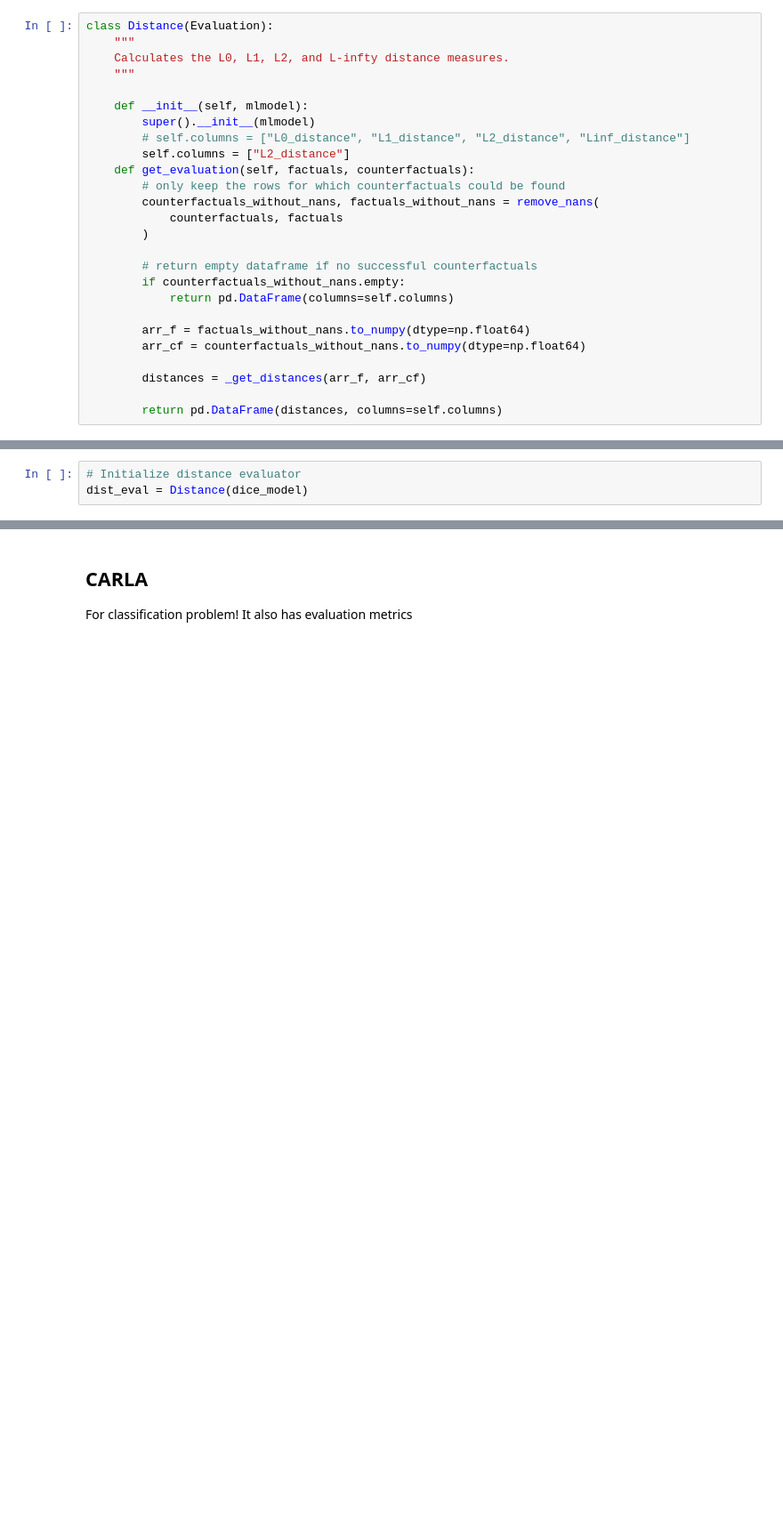
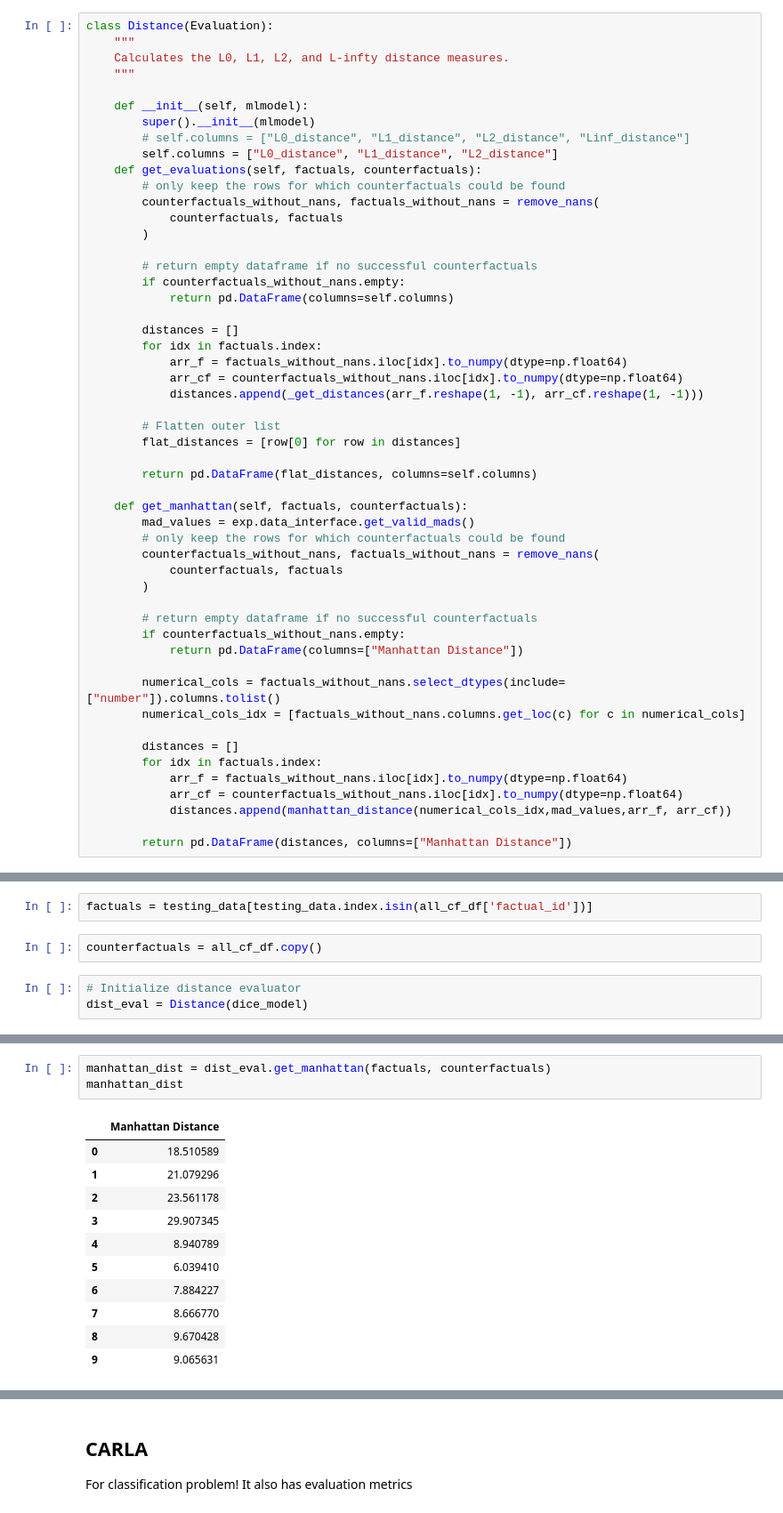
Before and after one commit to serval-uni-lu/counterfactualFAR, a Jupyter notebook: dice_cf.ipynb, the cells around one changed output, grey strips where cells are left out. Shown: that part at 89% size. Saved outputs shown, nothing was run; the diff lists cells and outputs as text; blank space fills up the shorter version.

```diff
--- a/dice_cf.ipynb
+++ b/dice_cf.ipynb
@@ -482,8 +474,8 @@ class Distance(Evaluation):
     def __init__(self, mlmodel):
         super().__init__(mlmodel)
         # self.columns = ["L0_distance", "L1_distance", "L2_distance", "Linf_distance"]
-        self.columns = ["L2_distance"]
-    def get_evaluation(self, factuals, counterfactuals):
+        self.columns = ["L0_distance", "L1_distance", "L2_distance"]
+    def get_evaluations(self, factuals, counterfactuals):
         # only keep the rows for which counterfactuals could be found
         counterfactuals_without_nans, factuals_without_nans = remove_nans(
             counterfactuals, factuals
@@ -493,9 +485,35 @@ class Distance(Evaluation):
         if counterfactuals_without_nans.empty:
             return pd.DataFrame(columns=self.columns)
 
-        arr_f = factuals_without_nans.to_numpy(dtype=np.float64)
-        arr_cf = counterfactuals_without_nans.to_numpy(dtype=np.float64)
+        distances = []
+        for idx in factuals.index:
+            arr_f = factuals_without_nans.iloc[idx].to_numpy(dtype=np.float64)
+            arr_cf = counterfactuals_without_nans.iloc[idx].to_numpy(dtype=np.float64)
+            distances.append(_get_distances(arr_f.reshape(1, -1), arr_cf.reshape(1, -1)))
 
-        distances = _get_distances(arr_f, arr_cf)
+        # Flatten outer list
+        flat_distances = [row[0] for row in distances]
 
-        return pd.DataFrame(distances, columns=self.columns)
+        return pd.DataFrame(flat_distances, columns=self.columns)
+
+    def get_manhattan(self, factuals, counterfactuals):
+        mad_values = exp.data_interface.get_valid_mads()
+        # only keep the rows for which counterfactuals could be found
+        counterfactuals_without_nans, factuals_without_nans = remove_nans(
+            counterfactuals, factuals
+        )
+
+        # return empty dataframe if no successful counterfactuals
+        if counterfactuals_without_nans.empty:
+            return pd.DataFrame(columns=["Manhattan Distance"])
+
+        numerical_cols = factuals_without_nans.select_dtypes(include=["number"]).columns.tolist()
+        numerical_cols_idx = [factuals_without_nans.columns.get_loc(c) for c in numerical_cols]
+
+        distances = []
+        for idx in factuals.index:
+            arr_f = factuals_without_nans.iloc[idx].to_numpy(dtype=np.float64)
+            arr_cf = counterfactuals_without_nans.iloc[idx].to_numpy(dtype=np.float64)
+            distances.append(manhattan_distance(numerical_cols_idx,mad_values,arr_f, arr_cf))
+
+        return pd.DataFrame(distances, columns=["Manhattan Distance"])
@@ -546,3 +520,7 @@ counterfactuals
+# %%
+factuals = testing_data[testing_data.index.isin(all_cf_df['factual_id'])]
+# %%
+counterfactuals = all_cf_df.copy()
 # %%
 # Initialize distance evaluator
 dist_eval = Distance(dice_model)
@@ -560,0 +527,15 @@ len(counterfactuals.columns)
+# %%
+manhattan_dist = dist_eval.get_manhattan(factuals, counterfactuals)
+manhattan_dist
+# %% [output]
+|  | Manhattan Distance |
+| 0 | 18.510589 |
+| 1 | 21.079296 |
+| 2 | 23.561178 |
+| 3 | 29.907345 |
+| 4 | 8.940789 |
+| 5 | 6.039410 |
+| 6 | 7.884227 |
+| 7 | 8.666770 |
+| 8 | 9.670428 |
+| 9 | 9.065631 |
```
Also changed, not shown: parts of 25 cells of this notebook.
